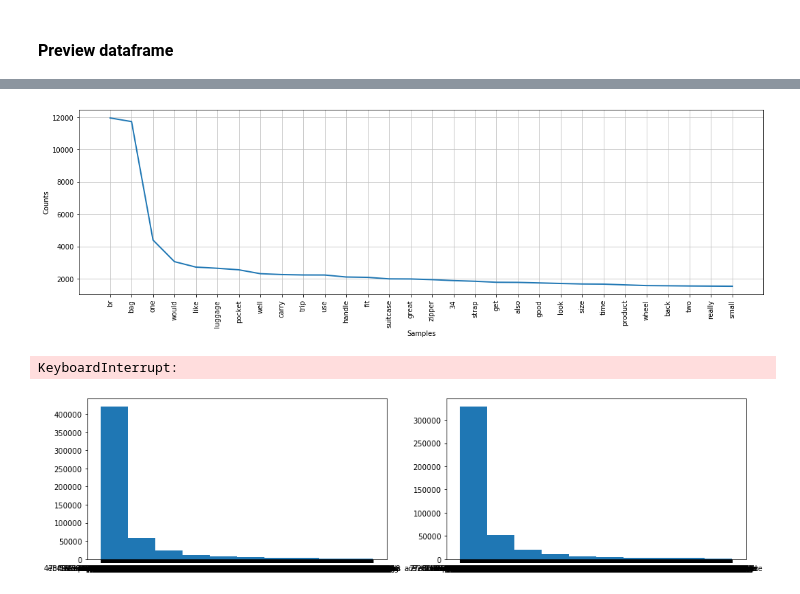
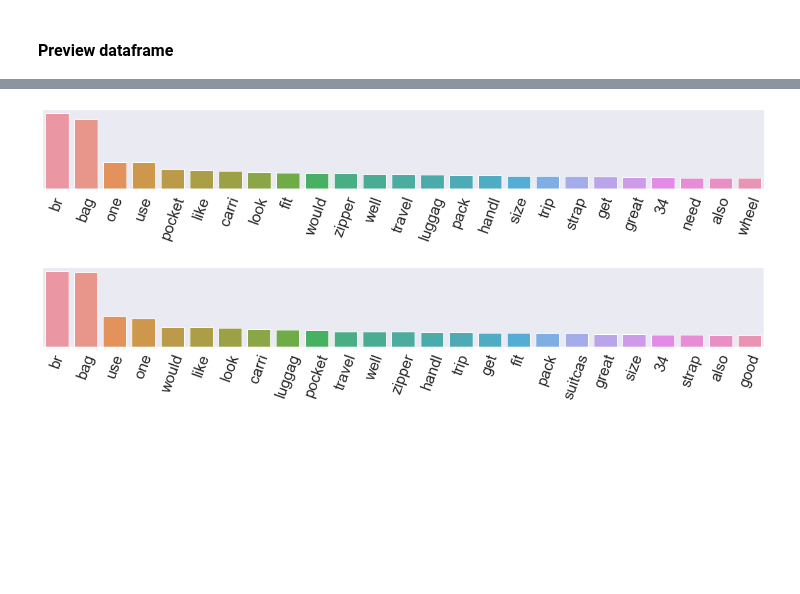
Before and after one commit to thisiselliot/HelpingAmazonReviewers, a Jupyter notebook: eda.ipynb, the cells around one changed output, grey strips where cells are left out. Drawn from its saved outputs; the diff is of its cells as text; code cells hidden in the pictures; blank space fills up the shorter version.

Commit message:
eda and images

```diff
--- a/eda.ipynb
+++ b/eda.ipynb
@@ -81,8 +80,7 @@ plt.show()
 # %%
-# helpful review vocab
-helpful_review_vocab = [word for review in df[df.TARGET==1].LEM for word in eval(review)]
+# helpful/unhelpful review vocabularies
+helpful_review_vocab = [word for review in df[df.TARGET==1].STEM for word in eval(review)]
 helpful_review_vocab_freqdist = FreqDist(helpful_review_vocab)
 
-plt.figure(figsize=(18,5))
-helpful_review_vocab_freqdist.plot(30)
-plt.show()
+unhelpful_review_vocab = [word for review in df[df.TARGET==0].STEM for word in eval(review)]
+unhelpful_review_vocab_freqdist = FreqDist(unhelpful_review_vocab)
@@ -91,28 +87,26 @@ plt.show()
-# %%
-# unhelpful review vocab
-unhelpful_review_vocab = [word for review in df[df.TARGET==0].LEM for word in eval(review)]
-unhelpful_review_vocab_freqdist = FreqDist(unhelpful_review_vocab)
-plt.figure(figsize=(18,5))
-unhelpful_review_vocab_freqdist.plot(30)
-plt.show()
-# %% [output]
-[figure, removed]
-# %%
-figure = plt.figure(figsize=(16,4))
-
-ax1 = figure.add_subplot(121)
-ax2 = figure.add_subplot(122)
-
-ax1.hist(helpful_review_vocab)
-ax2.hist(unhelpful_review_vocab)
-
-# ax1.title.set_text('Helpful')
-# ax2.title.set_text('Unhelpful')
-
-
-plt.tight_layout(pad=0)
-
-plt.show()
-# %% [output]
-KeyboardInterrupt:
-[figure, removed]
+# %%
+# helpful/unhelpful reviews' 25 most frequent tokens
+x1 = [k for k, v in sorted(helpful_review_vocab_freqdist.items(), key=lambda x: -x[1])][:25]
+y1 = [v for k, v in sorted(helpful_review_vocab_freqdist.items(), key=lambda x: -x[1])][:25]
+plt.figure(figsize=(18,3), facecolor='white')
+sns.set(font_scale = 2.2)
+sns.barplot(x=x1, y=y1)
+plt.tight_layout()
+plt.xticks(rotation=70)
+plt.yticks([])
+plt.savefig(fname='images/helpful_freqdist')
+plt.show()
+
+x1 = [k for k, v in sorted(unhelpful_review_vocab_freqdist.items(), key=lambda x: -x[1])][:25]
+y1 = [v for k, v in sorted(unhelpful_review_vocab_freqdist.items(), key=lambda x: -x[1])][:25]
+plt.figure(figsize=(18,3), facecolor='white')
+sns.set(font_scale = 2.2)
+sns.barplot(x=x1, y=y1)
+plt.tight_layout()
+plt.xticks(rotation=70)
+plt.yticks([])
+plt.savefig(fname='images/unhelpful_freqdist')
+plt.show()
+# %% [output]
+[figure, added]
+[figure, added]
```
Also changed, not shown: parts of 9 cells of this notebook, 3 other files.
